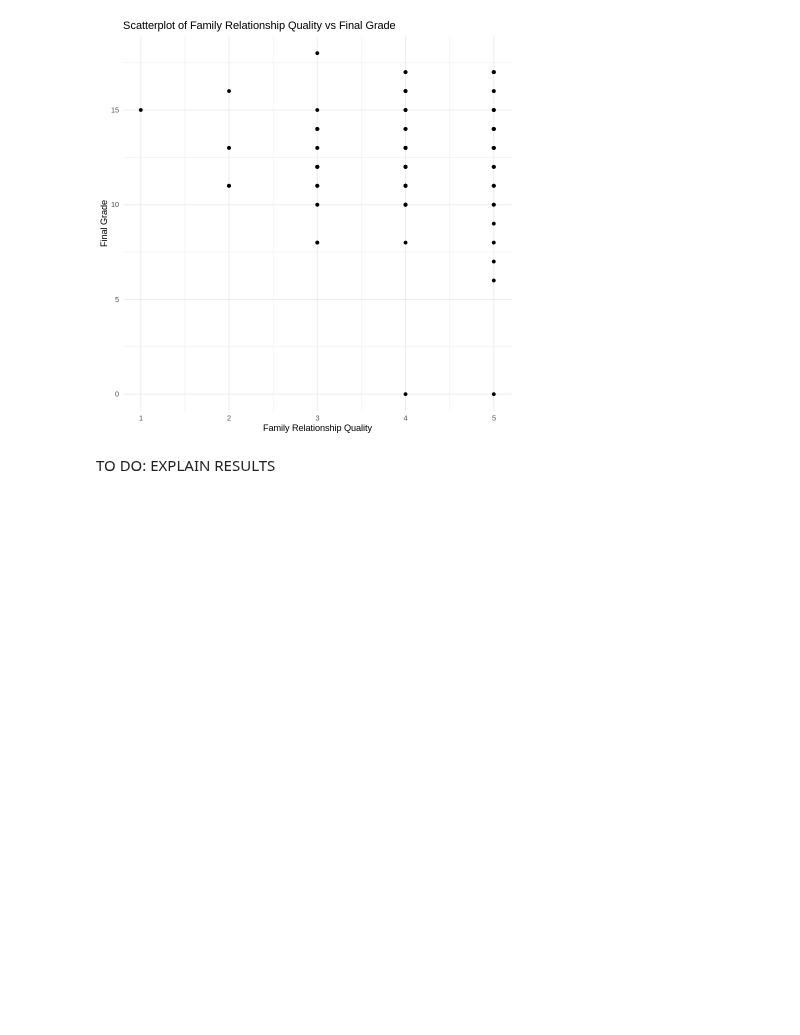
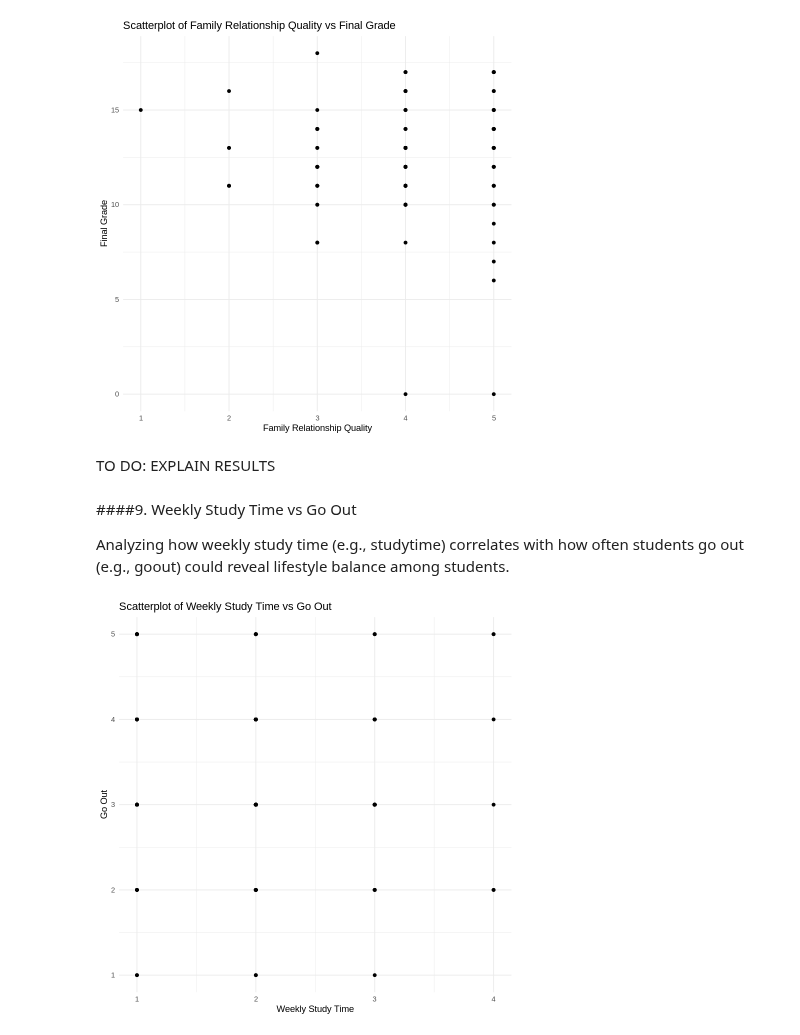
Before and after one commit to carlos-alves-one/Student-Performance-R, a Jupyter notebook: Regression_CW1.ipynb, the cells around one changed output. Cells and saved outputs as stored; diff of their text form; code cells hidden in the pictures; blank space fills up the shorter version.

```diff
--- a/Regression_CW1.ipynb
+++ b/Regression_CW1.ipynb
@@ -513,3 +513,18 @@ ggplot(train_set, aes(x = famrel.y, y = G3.y)) +
 [figure]
 # %% [markdown]
 TO DO: EXPLAIN RESULTS
+# %% [markdown]
+####9. Weekly Study Time vs Go Out
+
+Analyzing how weekly study time (e.g., studytime) correlates with how often students go out (e.g., goout) could reveal lifestyle balance among students.
+# %%
+# Load necessary library for plotting
+library(ggplot2)
+
+# Scatterplot between Weekly Study Time vs Go Out
+ggplot(train_set, aes(x = studytime.y, y = goout.y)) +
+  geom_point() +
+  theme_minimal() +
+  labs(title = "Scatterplot of Weekly Study Time vs Go Out", x = "Weekly Study Time", y = "Go Out")
+# %% [output]
+[figure, added]
```
Also changed, not shown: parts of 4 cells of this notebook.
